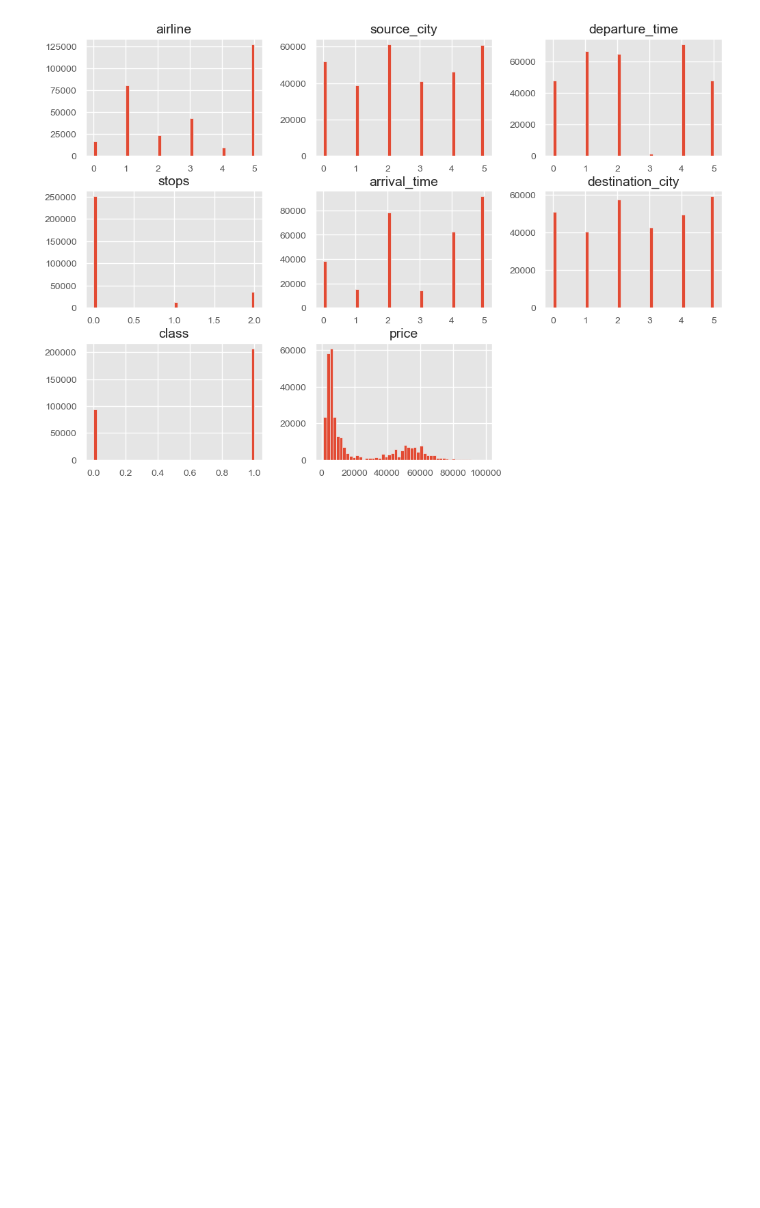
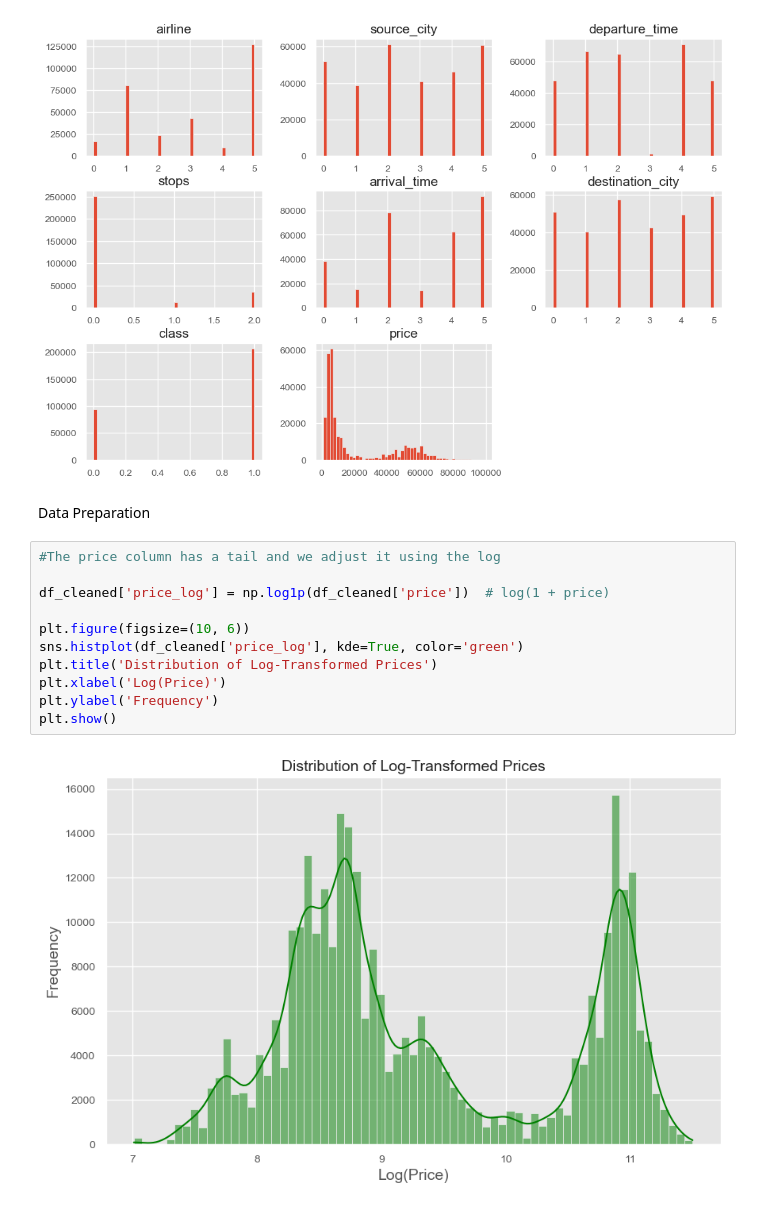
Before and after one commit to Aomr112/Expect-flight-ticket-prices, a Jupyter notebook: flight.ipynb, the cells around one changed output. Saved outputs shown, nothing was run; the diff lists cells and outputs as text; blank space fills up the shorter version.

```diff
--- a/flight.ipynb
+++ b/flight.ipynb
@@ -274,3 +274,18 @@ array([[<Axes: title={'center': 'airline'}>,
        [<Axes: title={'center': 'class'}>,
         <Axes: title={'center': 'price'}>, <Axes: >]], dtype=object)
 [figure]
+# %% [markdown]
+Data Preparation
+# %%
+#The price column has a tail and we adjust it using the log
+
+df_cleaned['price_log'] = np.log1p(df_cleaned['price'])  # log(1 + price)
+
+plt.figure(figsize=(10, 6))
+sns.histplot(df_cleaned['price_log'], kde=True, color='green')
+plt.title('Distribution of Log-Transformed Prices')
+plt.xlabel('Log(Price)')
+plt.ylabel('Frequency')
+plt.show()
+# %% [output]
+[figure, added]
```
Also changed, not shown: parts of 16 cells of this notebook.
